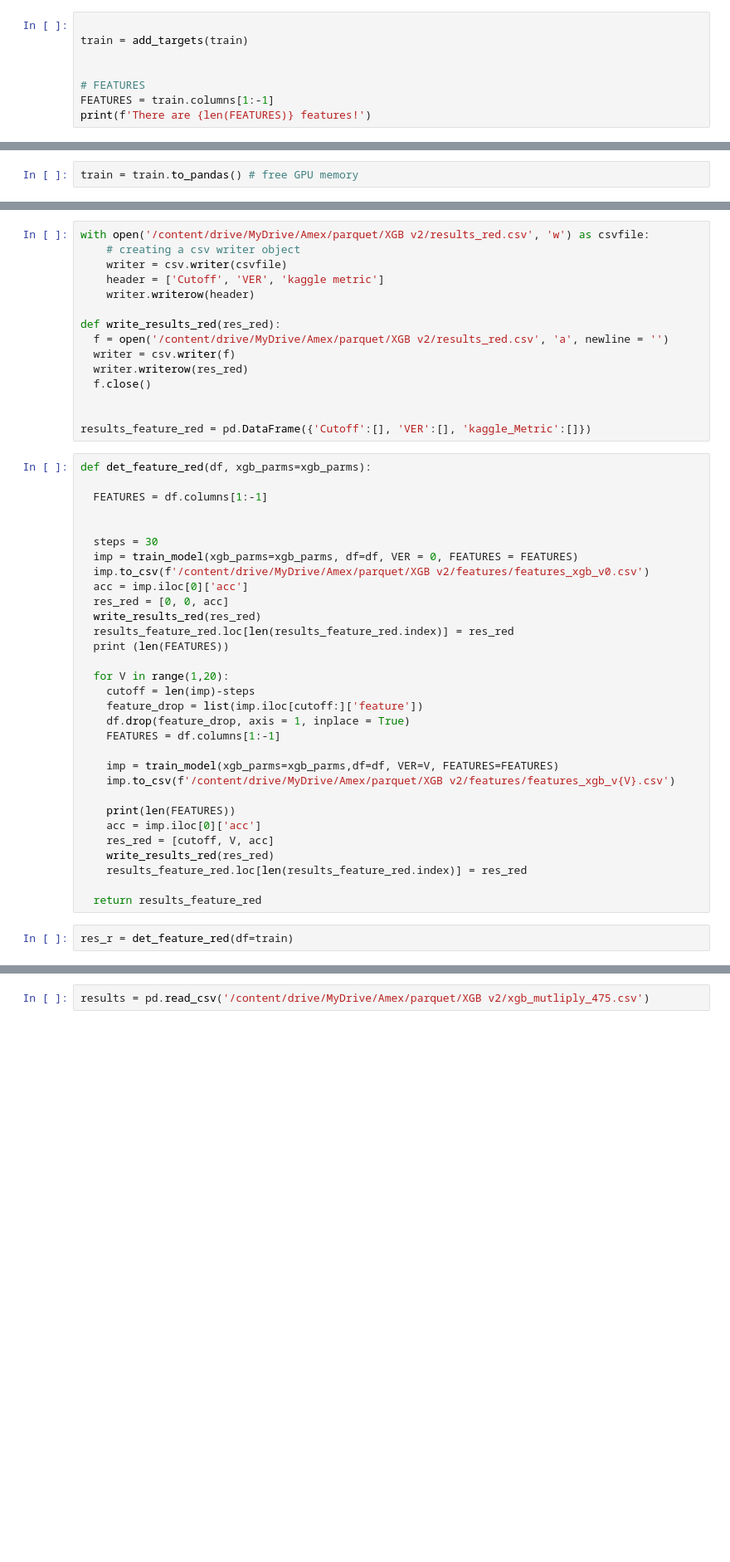
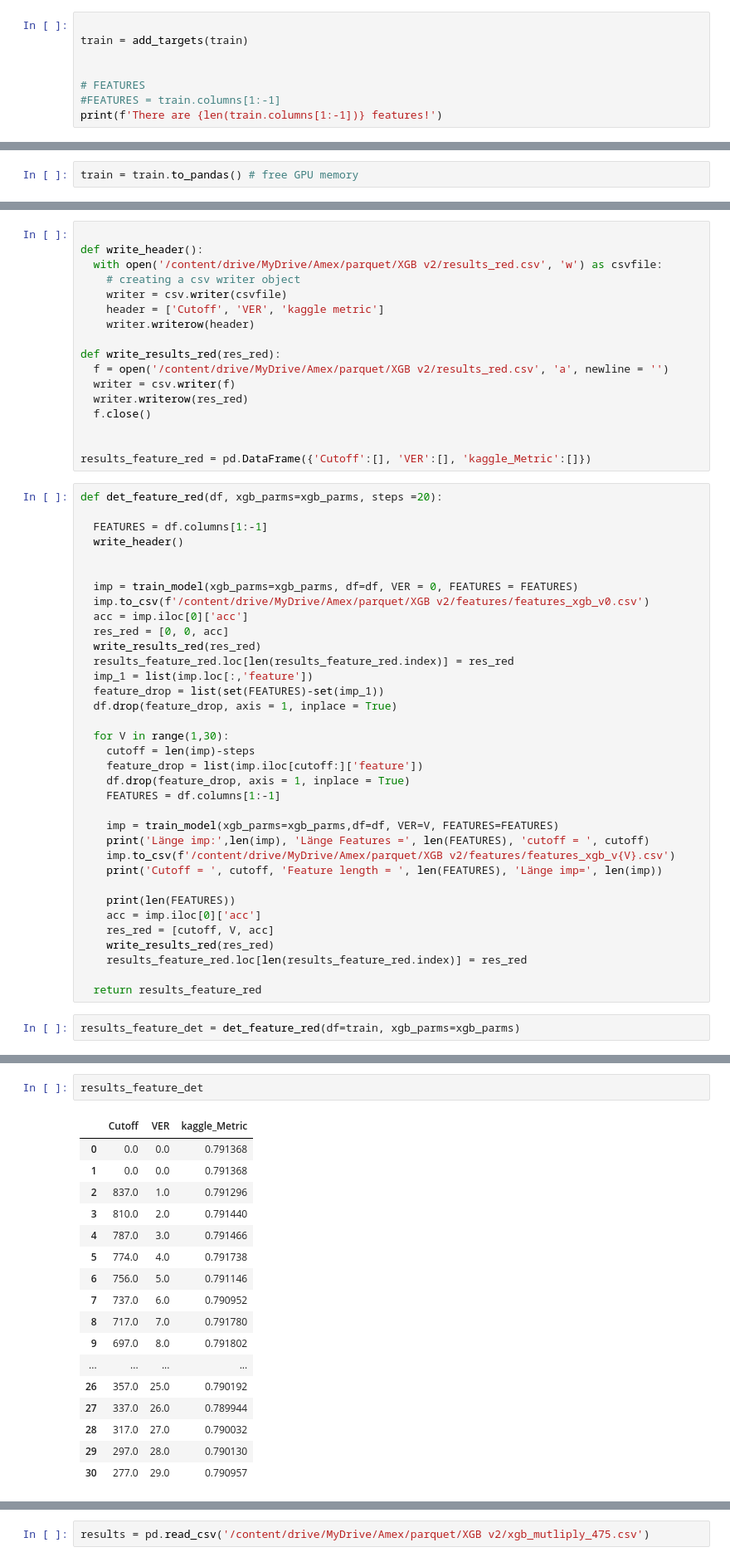
Before and after one commit to pyagoubi/Credit-Default-Prediction, a Jupyter notebook: Amex_XGBoost_red_sub.ipynb, the cells around one changed output, grey strips where cells are left out. Shown at 83% size. Drawn from its saved outputs; the diff is of its cells as text; blank space fills up the shorter version.

```diff
--- a/Amex_XGBoost_red_sub.ipynb
+++ b/Amex_XGBoost_red_sub.ipynb
@@ -266,8 +268,8 @@ train = add_targets(train)
 
 
 # FEATURES
-FEATURES = train.columns[1:-1]
-print(f'There are {len(FEATURES)} features!')
+#FEATURES = train.columns[1:-1]
+print(f'There are {len(train.columns[1:-1])} features!')
 # %% [output]
 There are 964 features!
 # %% [markdown]
@@ -396,7 +398,9 @@ def train_model(df,xgb_parms,VER, FEATURES,FOLDS = FOLDS, SEED = SEED):
 
   return df_imp
 # %%
-with open('/content/drive/MyDrive/Amex/parquet/XGB v2/results_red.csv', 'w') as csvfile:
+
+def write_header():
+  with open('/content/drive/MyDrive/Amex/parquet/XGB v2/results_red.csv', 'w') as csvfile:
     # creating a csv writer object
     writer = csv.writer(csvfile)
     header = ['Cutoff', 'VER', 'kaggle metric']
@@ -411,28 +415,32 @@ def write_results_red(res_red):
 
 results_feature_red = pd.DataFrame({'Cutoff':[], 'VER':[], 'kaggle_Metric':[]})
 # %%
-def det_feature_red(df, xgb_parms=xgb_parms):
+def det_feature_red(df, xgb_parms=xgb_parms, steps =20):
 
   FEATURES = df.columns[1:-1]
+  write_header()
 
 
-  steps = 30
   imp = train_model(xgb_parms=xgb_parms, df=df, VER = 0, FEATURES = FEATURES)
   imp.to_csv(f'/content/drive/MyDrive/Amex/parquet/XGB v2/features/features_xgb_v0.csv')
   acc = imp.iloc[0]['acc']
   res_red = [0, 0, acc]
   write_results_red(res_red)
   results_feature_red.loc[len(results_feature_red.index)] = res_red
-  print (len(FEATURES))
+  imp_1 = list(imp.loc[:,'feature'])
+  feature_drop = list(set(FEATURES)-set(imp_1))
+  df.drop(feature_drop, axis = 1, inplace = True)
 
-  for V in range(1,20):
+  for V in range(1,30):
     cutoff = len(imp)-steps
     feature_drop = list(imp.iloc[cutoff:]['feature'])
     df.drop(feature_drop, axis = 1, inplace = True)
     FEATURES = df.columns[1:-1]
 
     imp = train_model(xgb_parms=xgb_parms,df=df, VER=V, FEATURES=FEATURES)
+    print('Länge imp:',len(imp), 'Länge Features =', len(FEATURES), 'cutoff = ', cutoff)
     imp.to_csv(f'/content/drive/MyDrive/Amex/parquet/XGB v2/features/features_xgb_v{V}.csv')
+    print('Cutoff = ', cutoff, 'Feature length = ', len(FEATURES), 'Länge imp=', len(imp))
 
     print(len(FEATURES))
     acc = imp.iloc[0]['acc']
@@ -442,7 +450,7 @@ def det_feature_red(df, xgb_parms=xgb_parms):
 
   return results_feature_red
 # %%
-res_r = det_feature_red(df=train)
+results_feature_det = det_feature_red(df=train, xgb_parms=xgb_parms)
 # %% [output]
 Kaggle Metric = 0.7922721558140682
 
@@ -490,3 +472,23 @@ features_red
+# %%
+results_feature_det
+# %% [output]
+|  | Cutoff | VER | kaggle_Metric |
+| 0 | 0.0 | 0.0 | 0.791368 |
+| 1 | 0.0 | 0.0 | 0.791368 |
+| 2 | 837.0 | 1.0 | 0.791296 |
+| 3 | 810.0 | 2.0 | 0.791440 |
+| 4 | 787.0 | 3.0 | 0.791466 |
+| 5 | 774.0 | 4.0 | 0.791738 |
+| 6 | 756.0 | 5.0 | 0.791146 |
+| 7 | 737.0 | 6.0 | 0.790952 |
+| 8 | 717.0 | 7.0 | 0.791780 |
+| 9 | 697.0 | 8.0 | 0.791802 |
+| ... | ... | ... | ... |
+| 26 | 357.0 | 25.0 | 0.790192 |
+| 27 | 337.0 | 26.0 | 0.789944 |
+| 28 | 317.0 | 27.0 | 0.790032 |
+| 29 | 297.0 | 28.0 | 0.790130 |
+| 30 | 277.0 | 29.0 | 0.790957 |
 # %%
 # CALCULATE SIZE OF EACH SEPARATE TEST PART
 def get_rows(customers, test, NUM_PARTS = 4, verbose = ''):
```
Also changed, not shown: parts of 14 cells of this notebook.
